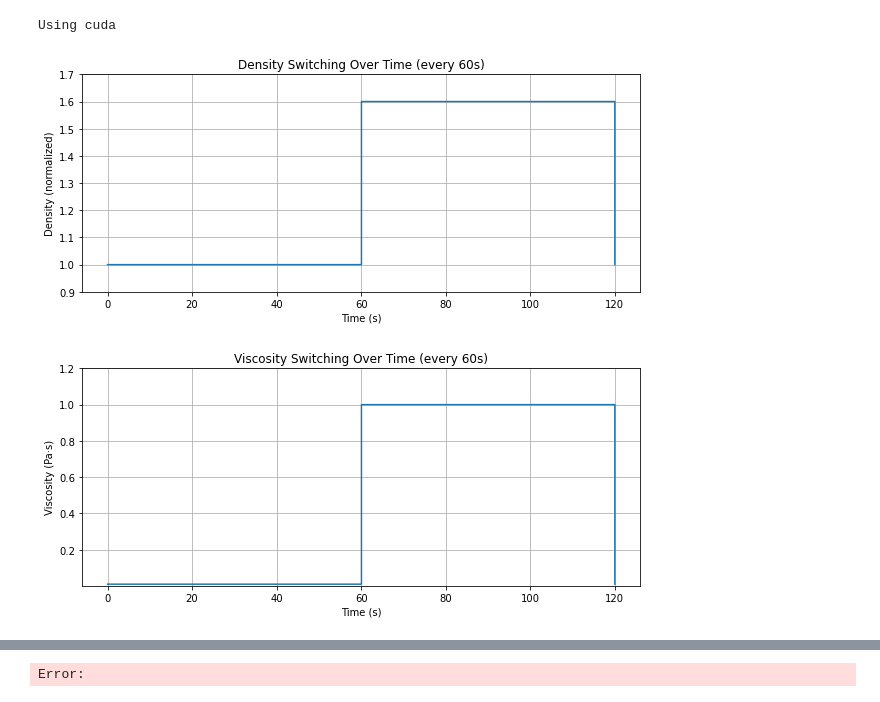
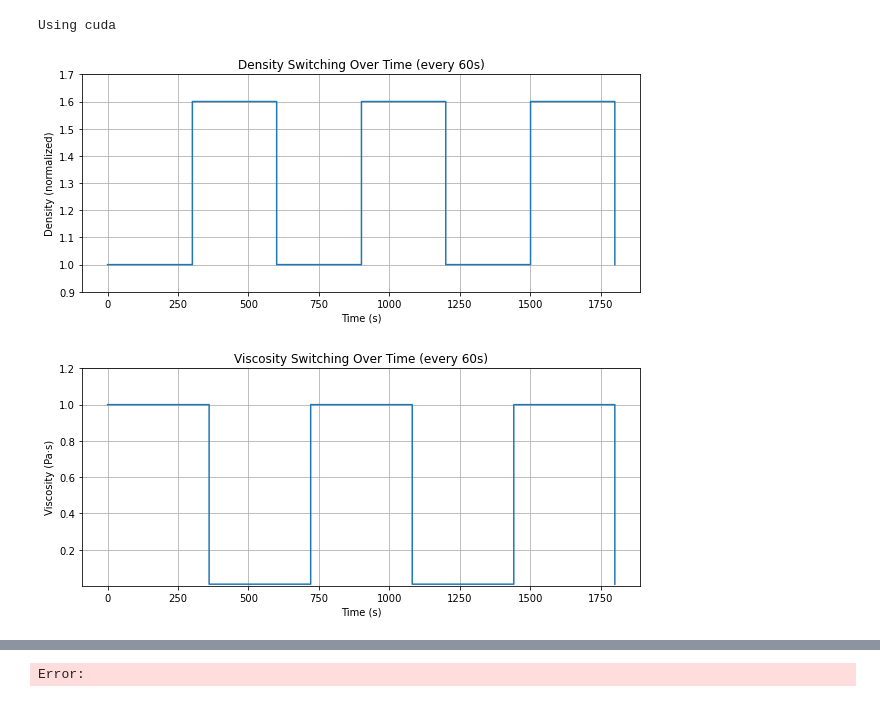
Before and after one commit to Marone1hooss/PINNs, a Jupyter notebook: Model0.ipynb, the cells around one changed output, grey strips where cells are left out. Drawn from its saved outputs; the diff is of its cells as text; code cells hidden in the pictures.

```diff
--- a/Model0.ipynb
+++ b/Model0.ipynb
@@ -20,10 +22,9 @@ Using cuda
 # Problem constants & helper functions
 # -----------------------------------------------------------------------------
 
-a = 1/1.2  # advection speed
 
 # Network architecture: input (x,t) -> 64‑64‑64 hidden units -> output u
-layers = [2, 128, 128,128,128,128, 1]
+layers = [2,128, 128,128,128,128,128,128, 1]
 
 
 class PINN(nn.Module):
@@ -81,7 +82,7 @@ def get_density(t):
         torch.Tensor: Density (kg/m³), same shape as t.
     """
     t = torch.as_tensor(t, dtype=torch.float32)
-    cycle_position = torch.floor(t / 60).to(torch.int32)
+    cycle_position = torch.floor(t / 300).to(torch.int32)
 
     # Even cycles → water (1000), Odd cycles → phosphate (1800)
     density = torch.where(cycle_position % 2 == 0,
@@ -103,16 +104,18 @@ def get_viscosity(t):
         torch.Tensor: Density (kg/m³), same shape as t.
     """
     t = torch.as_tensor(t, dtype=torch.float32)
-    cycle_position = torch.floor(t / 60).to(torch.int32)
+    cycle_position = torch.floor(t / 360).to(torch.int32)
+    # Even cycles → water (1000), Odd cycles → phosphate (1800)
+    # Mu = 1.6 for water, Mu = 1 for phosphate
 
     Mu = torch.where(cycle_position % 2 == 0,
-                          torch.tensor(0.01),
-                          torch.tensor(1))
+                          torch.tensor(1),
+                          torch.tensor(0.01))
     return Mu
     # return Mu
 # %%
 # Generate time values from 0 to 600 seconds
-t_values = torch.linspace(0, 120, steps=1000)
+t_values = torch.linspace(0, 1800, steps=1000)
 density_values = get_density(t_values)
 
 # Plot
@@ -125,23 +128,23 @@ plt.grid(True)
 plt.ylim(0.9, 1.7)
 plt.show()
 # %% [output]
-[figure, old version]
+[figure, new version]
 # %%
 # Generate time values from 0 to 600 seconds
-t_values = torch.linspace(0, 120, steps=1000)
+t_values = torch.linspace(0, 1800, steps=1000)
 vi_values = get_viscosity(t_values)
 
 # Plot
 plt.figure(figsize=(10, 4))
 plt.plot(t_values, vi_values, drawstyle='steps-post')
 plt.xlabel("Time (s)")
 plt.ylabel("Viscosity (Pa·s)")
 plt.title("Viscosity Switching Over Time (every 60s)")
 plt.grid(True)
 plt.ylim(1e-3, 1.2)
 plt.show()
 # %% [output]
-[figure, old version]
+[figure, new version]
 # %%
 # -----------------------------------------------------------------------------
 # Training data (collocation + IC + BC)
```
Also changed, not shown: parts of 17 cells of this notebook, 3 other files.
